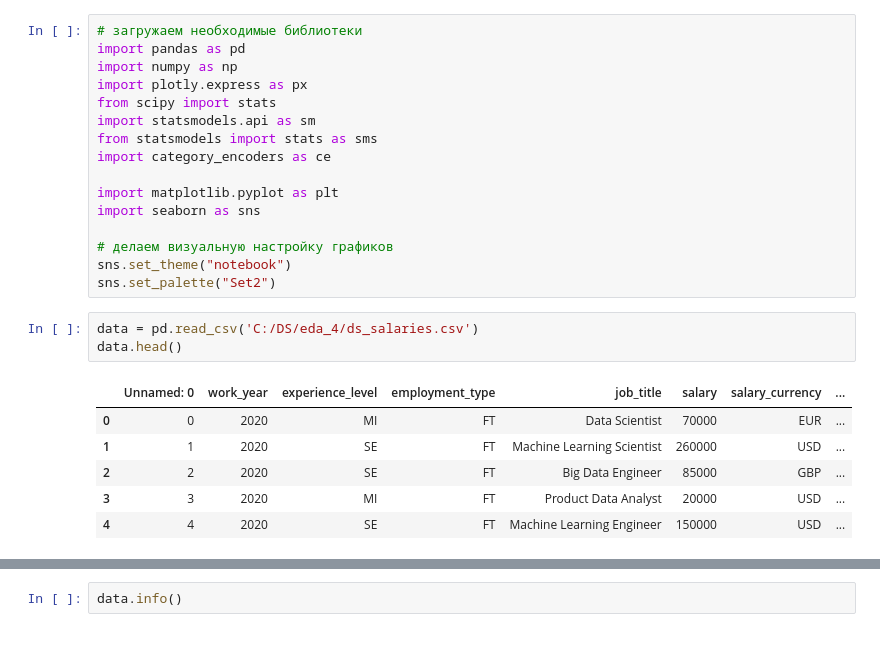
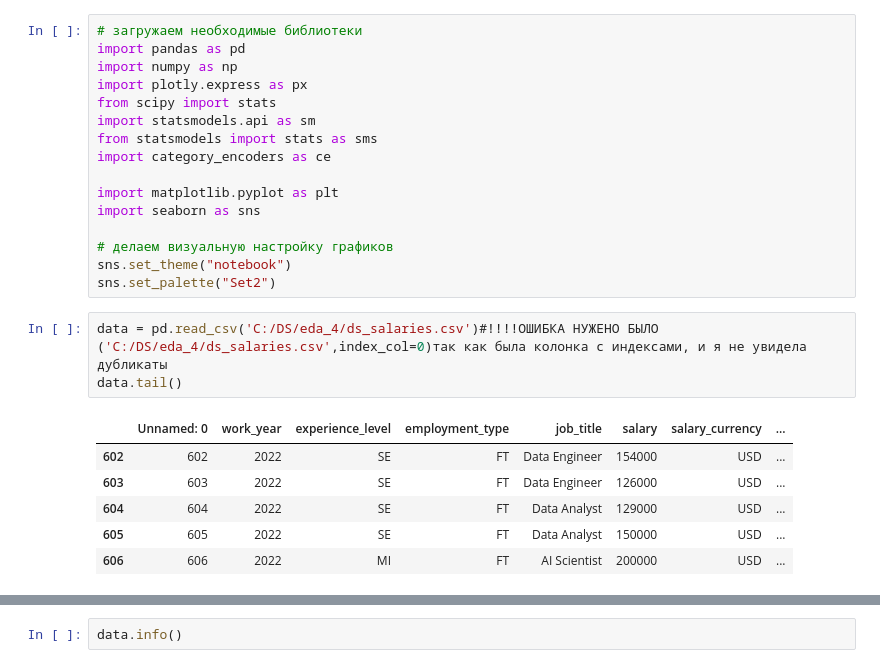
Before and after one commit to yana-kus/eda_4_git, a Jupyter notebook: eda_4_strah_comp.ipynb, the cells around one changed output, grey strips where cells are left out. Cells and saved outputs as stored; diff of their text form.

```diff
--- a/eda_4_strah_comp.ipynb
+++ b/eda_4_strah_comp.ipynb
@@ -14,13 +14,13 @@ import seaborn as sns
 # делаем визуальную настройку графиков
 sns.set_theme("notebook")
 sns.set_palette("Set2")
-# %%
-data = pd.read_csv('C:/DS/eda_4/ds_salaries.csv')
-data.head()
-# %% [output]
-|  | Unnamed: 0 | work_year | experience_level | employment_type | job_title | salary | salary_currency | ... |
-| 0 | 0 | 2020 | MI | FT | Data Scientist | 70000 | EUR | ... |
-| 1 | 1 | 2020 | SE | FT | Machine Learning Scientist | 260000 | USD | ... |
-| 2 | 2 | 2020 | SE | FT | Big Data Engineer | 85000 | GBP | ... |
-| 3 | 3 | 2020 | MI | FT | Product Data Analyst | 20000 | USD | ... |
-| 4 | 4 | 2020 | SE | FT | Machine Learning Engineer | 150000 | USD | ... |
+# %%
+data = pd.read_csv('C:/DS/eda_4/ds_salaries.csv')#!!!!ОШИБКА НУЖЕНО БЫЛО ('C:/DS/eda_4/ds_salaries.csv',index_col=0)так как была колонка с индексами, и я не увидела дубликаты
+data.tail()
+# %% [output]
+|  | Unnamed: 0 | work_year | experience_level | employment_type | job_title | salary | salary_currency | ... |
+| 602 | 602 | 2022 | SE | FT | Data Engineer | 154000 | USD | ... |
+| 603 | 603 | 2022 | SE | FT | Data Engineer | 126000 | USD | ... |
+| 604 | 604 | 2022 | SE | FT | Data Analyst | 129000 | USD | ... |
+| 605 | 605 | 2022 | SE | FT | Data Analyst | 150000 | USD | ... |
+| 606 | 606 | 2022 | MI | FT | AI Scientist | 200000 | USD | ... |
```
Also changed, not shown: parts of 1 cell of this notebook.
